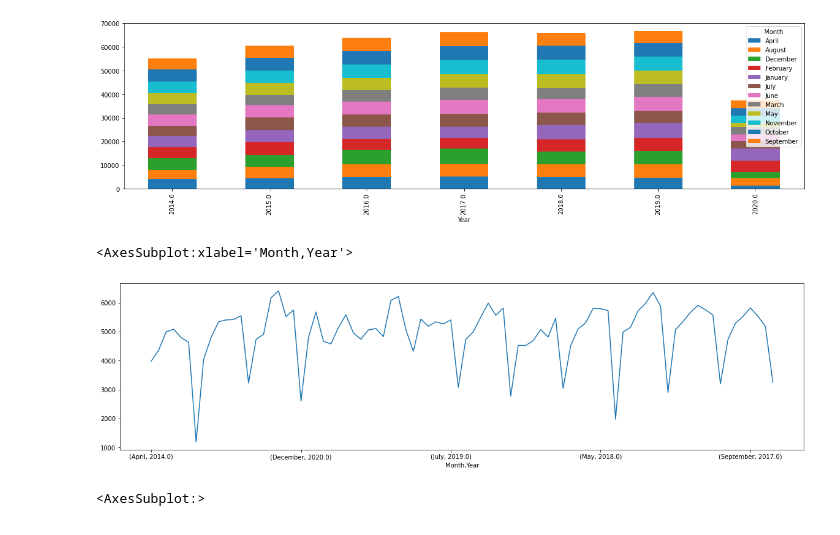
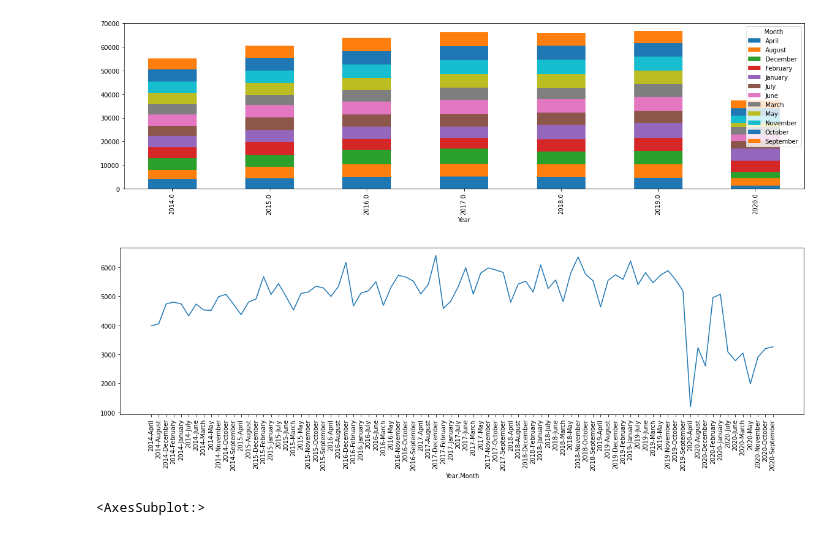
Before and after one commit to Vincent-Kwan/Safe-Roads-Competition, a Jupyter notebook: ASR-T-TBL-001.ipynb, the cells around one changed output. Cells and saved outputs as stored; diff of their text form; code cells hidden in the pictures.

Commit message:
Line Plot for ASR-T-TBL-001

```diff
--- a/ASR-T-TBL-001.ipynb
+++ b/ASR-T-TBL-001.ipynb
@@ -26,10 +26,12 @@ df.sort_values(['Year', 'Month'], ascending = True).groupby(['Year', 'Month'])['
 <AxesSubplot:xlabel='Year'>
 [figure]
 # %%
-df.sort_values(['Year', 'Month'], ascending = True).groupby(['Month', 'Year'])['EventUniqueId'].nunique().plot(kind = 'line', figsize = (20, 5))
+an = df.sort_values(['Year', 'Month'], ascending = True).groupby(['Year', 'Month'])['EventUniqueId'].nunique()
+p1 = an.plot(kind = 'line', figsize = (20, 5))
+p1.set_xticks(range(len(an)));
+p1.set_xticklabels(["%02d-%s" % item for item in an.index.tolist()], rotation=90);
 # %% [output]
-<AxesSubplot:xlabel='Month,Year'>
-[figure, old version]
+[figure, new version]
 # %%
 df['Neighbourhood'].value_counts().sort_values(ascending = False)[:20].plot(kind = 'barh', figsize = (10, 8))
 # %% [output]
```
